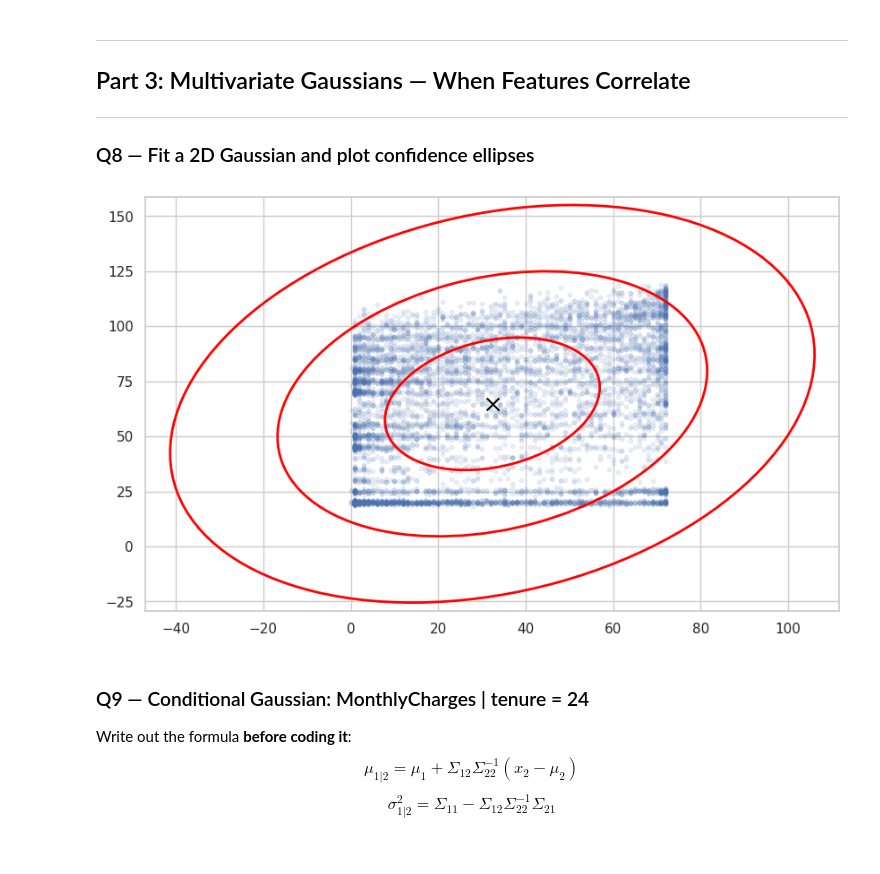
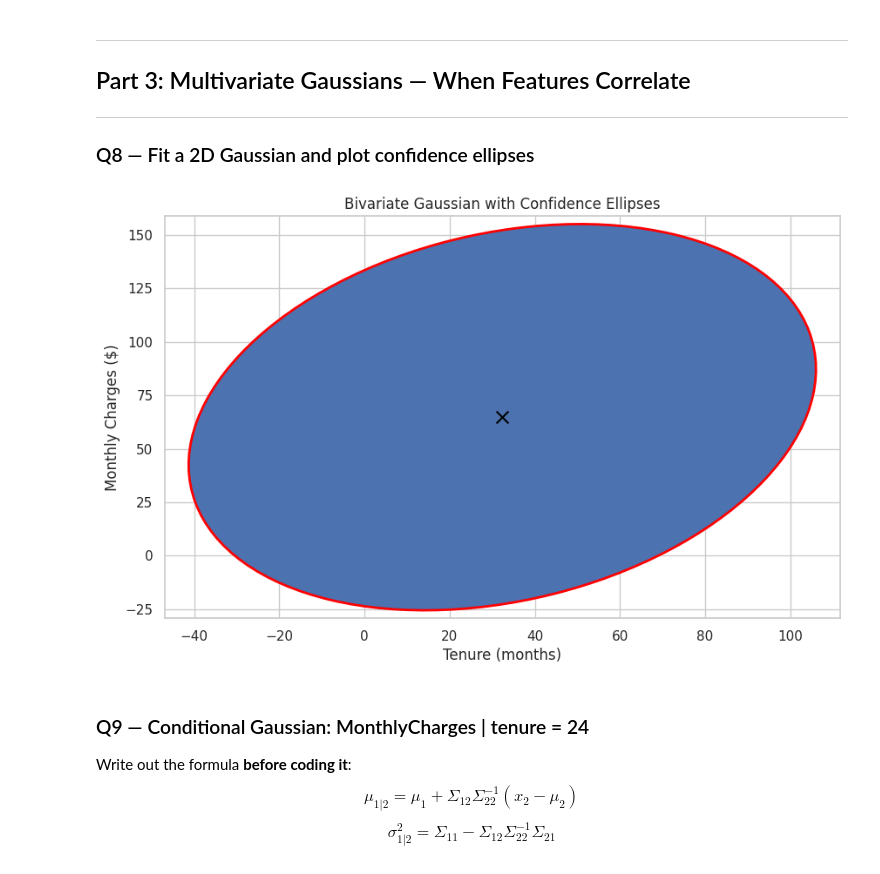
Before and after one commit to un1u3/ml-labs, a Jupyter notebook: fusemachines-2026/phase2/assignment3/W6_Probabilistic_Models_Assignment.ipynb, the cells around one changed output. Saved outputs shown, nothing was run; the diff lists cells and outputs as text; code cells hidden in the pictures.

```diff
--- a/fusemachines-2026/phase2/assignment3/W6_Probabilistic_Models_Assignment.ipynb
+++ b/fusemachines-2026/phase2/assignment3/W6_Probabilistic_Models_Assignment.ipynb
@@ -218,6 +239,10 @@ for label in df_shuffled['Churn'][:500]:
 # %% [markdown]
 ### Q7 — Dirichlet-Multinomial: 3-category contract type
 # %%
+categories = df['Contract'].value_counts().index.tolist()
+prior_alpha = np.array([1, 1, 1]) # Uninformative prior for 3 categories
+theta_r = np.linspace(0.001, 0.999, 500)
+
 counts = df['Contract'].value_counts().reindex(categories).values
 posterior_alpha = prior_alpha + counts
 
@@ -249,19 +274,42 @@ new_alpha_4cat = np.append(posterior_alpha, 1.0)
 
 ### Q8 — Fit a 2D Gaussian and plot confidence ellipses
 # %%
+X_2d = df[['tenure', 'MonthlyCharges']].values
 mu_2d = np.mean(X_2d, axis=0)
 Sigma_2d = np.cov(X_2d.T)
 rho = Sigma_2d[0, 1] / np.sqrt(Sigma_2d[0, 0] * Sigma_2d[1, 1])
 # Tenure and MonthlyCharges have a positive correlation as expected
 # %%
+from matplotlib.patches import Ellipse
+import matplotlib.transforms as transforms
+
+def confidence_ellipse(mean, cov_matrix, ax, n_std=3.0, **kwargs):
+    """
+    Plots an `n_std` standard deviation confidence ellipse of `cov_matrix` centered at `mean`.
+    """
+    eigvals, eigvecs = np.linalg.eigh(cov_matrix)
+    order = eigvals.argsort()[::-1]
+    eigvals, eigvecs = eigvals[order], eigvecs[:, order]
+
+    vx, vy = eigvecs[:,0][0], eigvecs[:,0][1]
+    theta = np.arctan2(vy, vx)
+
+    width, height = 2 * n_std * np.sqrt(eigvals)
+    ellipse = Ellipse(xy=mean, width=width, height=height, angle=np.degrees(theta), **kwargs)
+    ax.add_patch(ellipse)
+    return ellipse
+
 fig, ax = plt.subplots(figsize=(10, 6))
 ax.scatter(X_2d[:,0], X_2d[:,1], alpha=0.1, s=10)
 for n in [1, 2, 3]:
     confidence_ellipse(mu_2d, Sigma_2d, ax, n_std=n, edgecolor='red', lw=2)
 ax.scatter(*mu_2d, color='black', marker='x', s=100)
+ax.set_title('Bivariate Gaussian with Confidence Ellipses')
+ax.set_xlabel('Tenure (months)')
+ax.set_ylabel('Monthly Charges ($)')
 plt.show()
 # %% [output]
-[figure, old version]
+[figure, new version]
 # %% [markdown]
 ### Q9 — Conditional Gaussian: MonthlyCharges | tenure = 24
 
```
Also changed, not shown: parts of 11 cells of this notebook.
